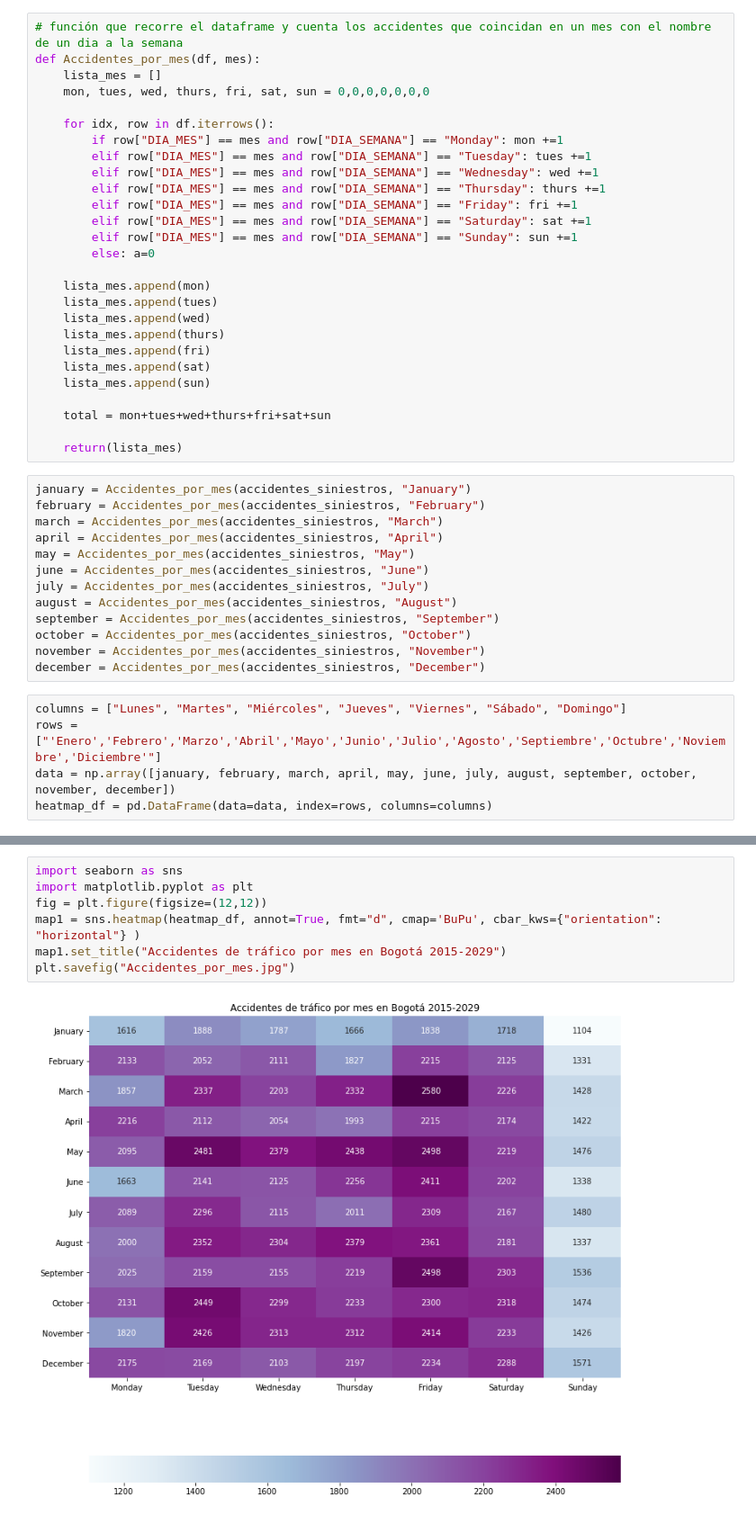
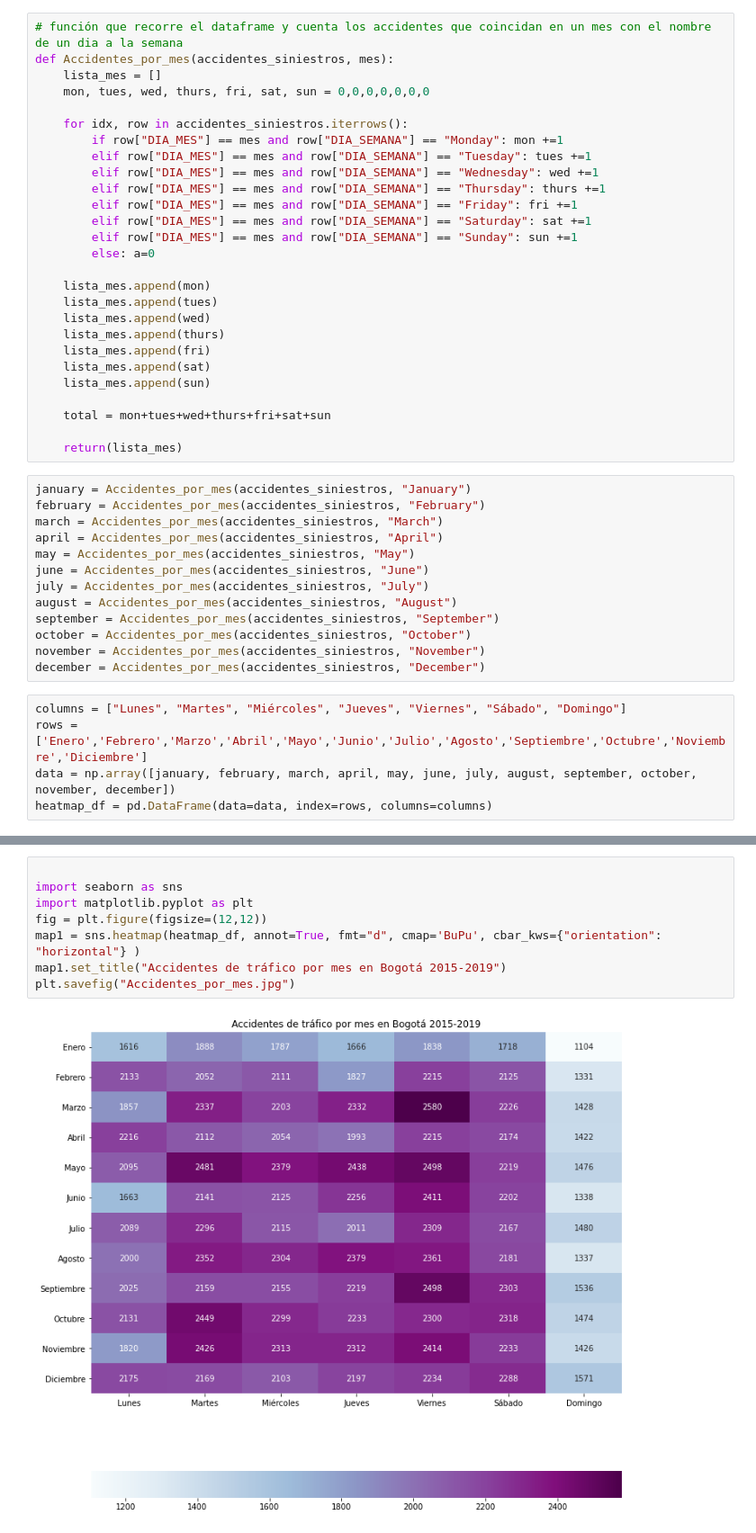
Before and after one commit to JJaraSas/AnalsisEstadisticoVial, a Jupyter notebook: Data/Formato.ipynb, the cells around one changed output, grey strips where cells are left out. Shown at 90% size. Cells and saved outputs as stored; diff of their text form.

```diff
--- a/Data/Formato.ipynb
+++ b/Data/Formato.ipynb
@@ -150,11 +150,11 @@ accidentes_siniestros.head()
 Dia con mayor número de accidentes?
 # %%
 # función que recorre el dataframe y cuenta los accidentes que coincidan en un mes con el nombre de un dia a la semana
-def Accidentes_por_mes(df, mes):
+def Accidentes_por_mes(accidentes_siniestros, mes):
     lista_mes = []
     mon, tues, wed, thurs, fri, sat, sun = 0,0,0,0,0,0,0
 
-    for idx, row in df.iterrows():
+    for idx, row in accidentes_siniestros.iterrows():
         if row["DIA_MES"] == mes and row["DIA_SEMANA"] == "Monday": mon +=1
         elif row["DIA_MES"] == mes and row["DIA_SEMANA"] == "Tuesday": tues +=1
         elif row["DIA_MES"] == mes and row["DIA_SEMANA"] == "Wednesday": wed +=1
@@ -190,7 +190,7 @@ november = Accidentes_por_mes(accidentes_siniestros, "November")
 december = Accidentes_por_mes(accidentes_siniestros, "December")
 # %%
 columns = ["Lunes", "Martes", "Miércoles", "Jueves", "Viernes", "Sábado", "Domingo"]
-rows = ["'Enero','Febrero','Marzo','Abril','Mayo','Junio','Julio','Agosto','Septiembre','Octubre','Noviembre','Diciembre'"]
+rows = ['Enero','Febrero','Marzo','Abril','Mayo','Junio','Julio','Agosto','Septiembre','Octubre','Noviembre','Diciembre']
 data = np.array([january, february, march, april, may, june, july, august, september, october, november, december])
 heatmap_df = pd.DataFrame(data=data, index=rows, columns=columns)
 # %%
@@ -212,9 +214,10 @@ heatmap_df
 # %%
+
 import seaborn as sns
 import matplotlib.pyplot as plt
 fig = plt.figure(figsize=(12,12))
 map1 = sns.heatmap(heatmap_df, annot=True, fmt="d", cmap='BuPu', cbar_kws={"orientation": "horizontal"} )
-map1.set_title("Accidentes de tráfico por mes en Bogotá 2015-2029")
+map1.set_title("Accidentes de tráfico por mes en Bogotá 2015-2019")
 plt.savefig("Accidentes_por_mes.jpg")
 # %% [output]
-[figure, old version]
+[figure, new version]
```
Also changed, not shown: parts of 8 cells of this notebook, 3 other files.
